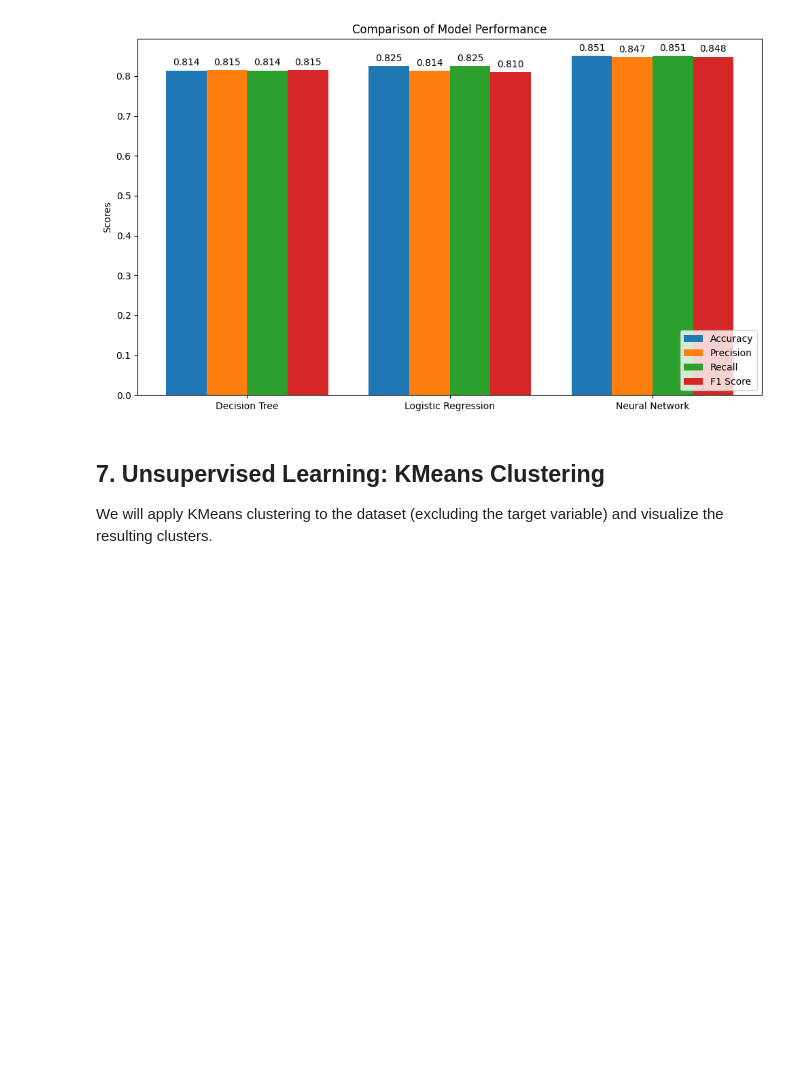
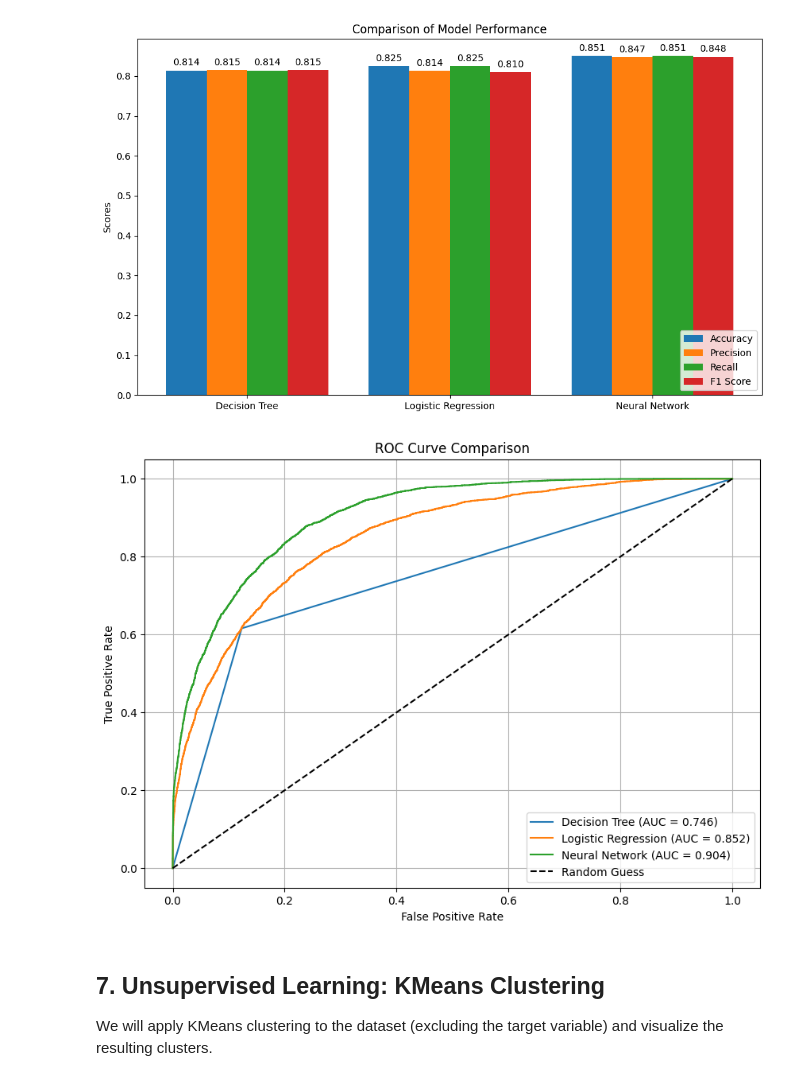
Before and after one commit to uzicodes/Adult_Income_ML_Predictor, a Jupyter notebook: adult_income.ipynb, the cells around one changed output. Drawn from its saved outputs; the diff is of its cells as text; code cells hidden in the pictures; blank space fills up the shorter version.

Commit message:
ROC curve and AUC score analysis for Decision Tree, Logistic Regression, and Neural Network models is added

```diff
--- a/adult_income.ipynb
+++ b/adult_income.ipynb
@@ -382,6 +382,41 @@ Logistic Regression Weighted Average Recall: 0.8253599945403671
 Logistic Regression Weighted Average F1 Score: 0.8103437449805754
 [figure]
 [figure]
+# %%
+# --- ROC Curve and AUC Score for Classification Models ---
+# This section plots ROC curves and computes AUC scores for each classification model (binary classification only)
+from sklearn.preprocessing import label_binarize
+
+# Binarize the output for ROC/AUC (assuming binary classification)
+if len(np.unique(y_test)) == 2:
+    y_test_bin = label_binarize(y_test, classes=[0, 1]).ravel()
+    plt.figure(figsize=(10, 7))
+    # Decision Tree
+    dt_probs = dt_model.predict_proba(X_test)[:, 1]
+    dt_fpr, dt_tpr, _ = roc_curve(y_test_bin, dt_probs)
+    dt_auc = roc_auc_score(y_test_bin, dt_probs)
+    plt.plot(dt_fpr, dt_tpr, label=f'Decision Tree (AUC = {dt_auc:.3f})')
+    # Logistic Regression
+    lr_probs = lr_model.predict_proba(X_test)[:, 1]
+    lr_fpr, lr_tpr, _ = roc_curve(y_test_bin, lr_probs)
+    lr_auc = roc_auc_score(y_test_bin, lr_probs)
+    plt.plot(lr_fpr, lr_tpr, label=f'Logistic Regression (AUC = {lr_auc:.3f})')
+    # Neural Network
+    mlp_probs = mlp_model.predict_proba(X_test)[:, 1]
+    mlp_fpr, mlp_tpr, _ = roc_curve(y_test_bin, mlp_probs)
+    mlp_auc = roc_auc_score(y_test_bin, mlp_probs)
+    plt.plot(mlp_fpr, mlp_tpr, label=f'Neural Network (AUC = {mlp_auc:.3f})')
+    plt.plot([0, 1], [0, 1], 'k--', label='Random Guess')
+    plt.xlabel('False Positive Rate')
+    plt.ylabel('True Positive Rate')
+    plt.title('ROC Curve Comparison')
+    plt.legend(loc='lower right')
+    plt.grid(True)
+    plt.show()
+else:
+    print('ROC/AUC analysis is only shown for binary classification problems.')
+# %% [output]
+[figure, added]
 # %% [markdown]
 ## 7. Unsupervised Learning: KMeans Clustering
 We will apply KMeans clustering to the dataset (excluding the target variable) and visualize the resulting clusters.
```
